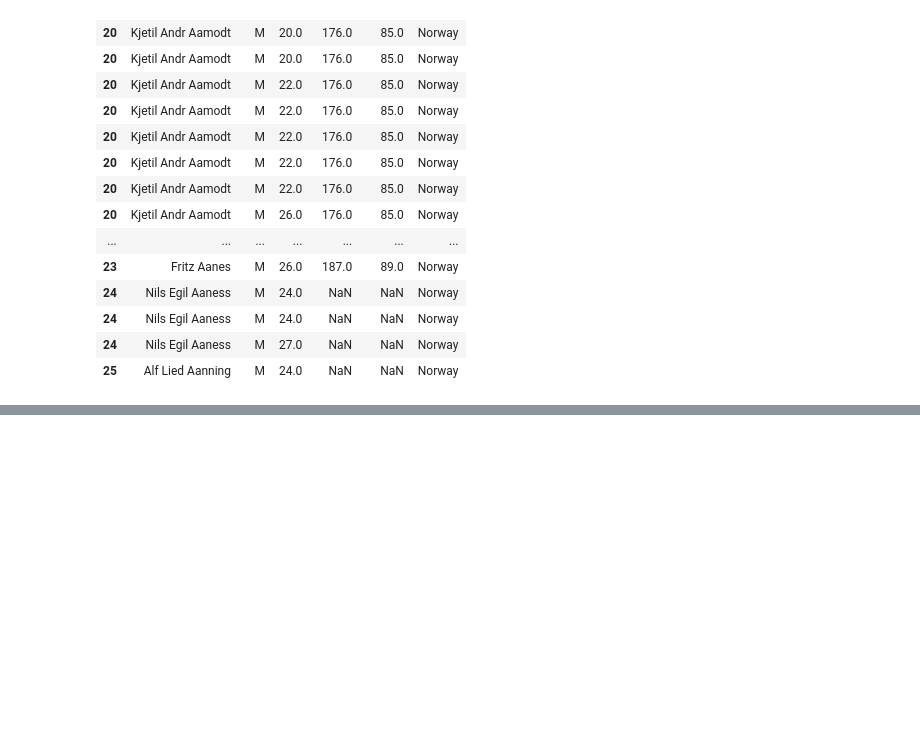
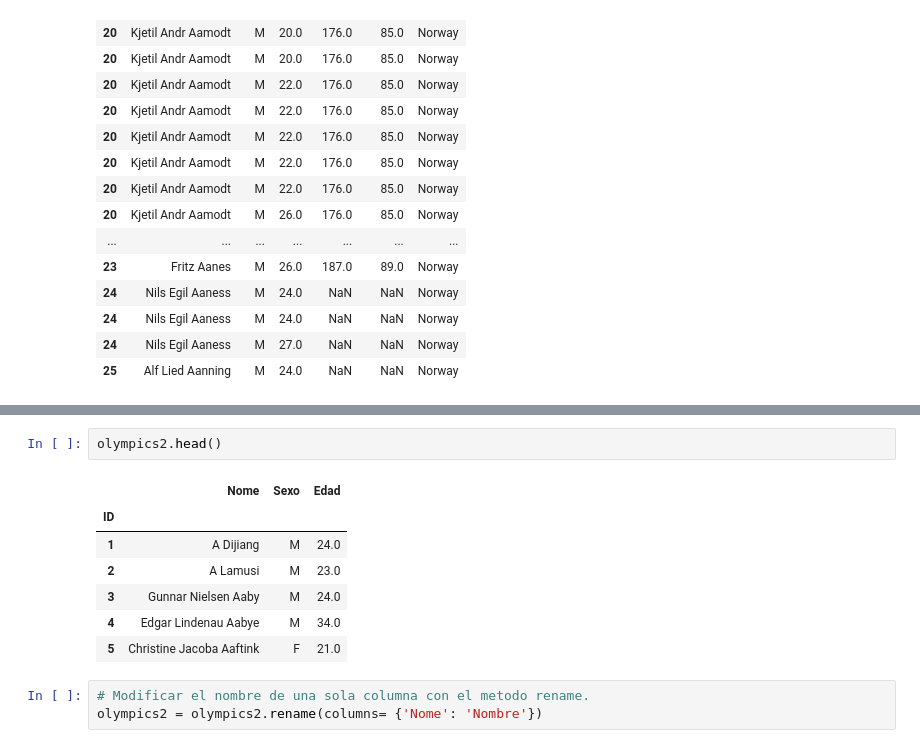
Before and after one commit to oscargbocanegra/learning, a Jupyter notebook: MachineLearning/c-udemy-analisis-datos-python-3/notebooks/04-manipulacion-datos-pandas.ipynb, the cells around one changed output, grey strips where cells are left out. Saved outputs shown, nothing was run; the diff lists cells and outputs as text; blank space fills up the shorter version.

```diff
--- a/MachineLearning/c-udemy-analisis-datos-python-3/notebooks/04-manipulacion-datos-pandas.ipynb
+++ b/MachineLearning/c-udemy-analisis-datos-python-3/notebooks/04-manipulacion-datos-pandas.ipynb
@@ -466,0 +483,13 @@ olympics.loc[20:25 , 'Name': 'Team']
+# %%
+olympics2.head()
+# %% [output]
+|  | Nome | Sexo | Edad |
+| ID |  |  |  |
+| 1 | A Dijiang | M | 24.0 |
+| 2 | A Lamusi | M | 23.0 |
+| 3 | Gunnar Nielsen Aaby | M | 24.0 |
+| 4 | Edgar Lindenau Aabye | M | 34.0 |
+| 5 | Christine Jacoba Aaftink | F | 21.0 |
+# %%
+# Modificar el nombre de una sola columna con el metodo rename.
+olympics2 = olympics2.rename(columns= {'Nome': 'Nombre'})
```
Also changed, not shown: parts of 19 cells of this notebook.
